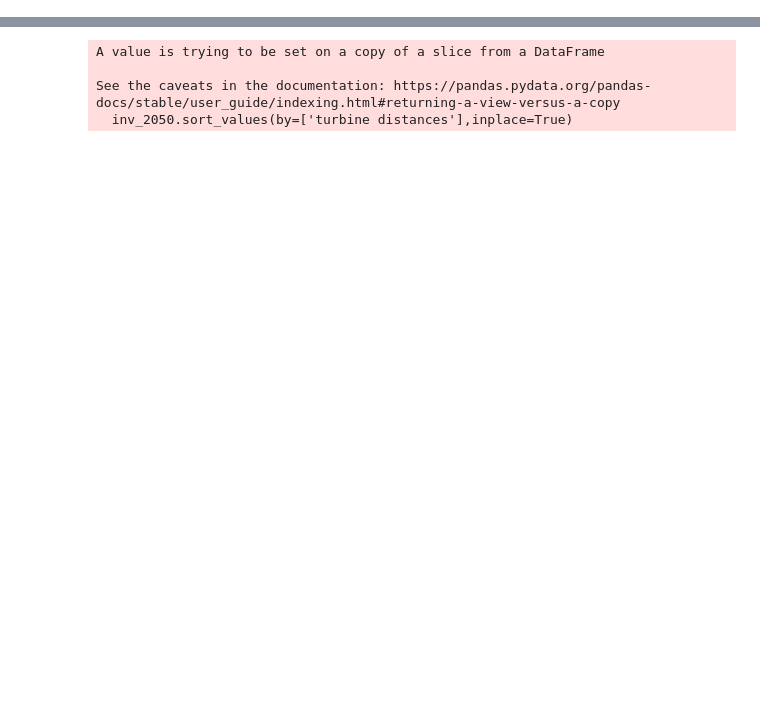
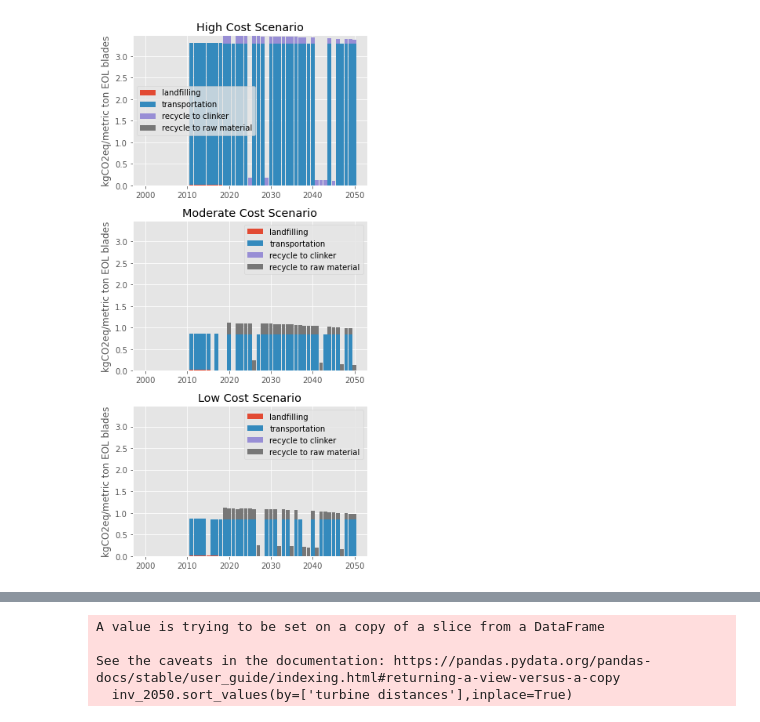
Before and after one commit to NREL/celavi, a Jupyter notebook: notebooks/CELAVI-Figures.ipynb, the cells around one changed output, grey strips where cells are left out. Drawn from its saved outputs; the diff is of its cells as text; code cells hidden in the pictures; blank space fills up the shorter version.

```diff
--- a/notebooks/CELAVI-Figures.ipynb
+++ b/notebooks/CELAVI-Figures.ipynb
@@ -280,0 +385,70 @@ array([ 255.,  196., 1568.])
+# %%
+gwp_nr_bau = gwp_normalize.loc[gwp_normalize['scenario']=='bau']
+gwp_nr_mc = gwp_normalize.loc[gwp_normalize['scenario']=='mc']
+gwp_nr_hc = gwp_normalize.loc[gwp_normalize['scenario']=='hc']
+
+fig = plt.figure(figsize=(5, 10))
+
+baunrimp = fig.add_subplot(3, 1, 1)
+mcnrimp = fig.add_subplot(3, 1, 2, sharex=baunrimp, sharey=baunrimp)
+hcnrimp = fig.add_subplot(3, 1, 3, sharex=baunrimp, sharey=baunrimp)
+
+impbar_width=0.9
+
+## Create BAU Plot ##
+for j in gwp_nr_bau.stage.unique():
+    bar_heights = gwp_nr_bau.loc[(gwp_nr_bau['stage']==j), 'gwp normalized'].values
+
+    # if no stages have been plotted yet,
+    if j == gwp_nr_bau.stage.unique()[0]:
+        baunrimp.bar(x_axis, bar_heights, label=j, width=impbar_width)
+        bar_bottom = bar_heights
+
+    else:
+        baunrimp.bar(x_axis, bar_heights, bottom=bar_bottom, label=j,width=impbar_width)
+        bar_bottom = np.add(bar_bottom, bar_heights)
+
+## Create MC Plot ##
+for j in gwp_nr_mc.stage.unique():
+    bar_heights = gwp_nr_mc.loc[(gwp_nr_mc['stage']==j), 'gwp normalized'].values
+
+    # if no stages have been plotted yet,
+    if j == gwp_nr_mc.stage.unique()[0]:
+        mcnrimp.bar(x_axis, bar_heights, label=j, width=impbar_width)
+        bar_bottom = bar_heights
+
+    else:
+        mcnrimp.bar(x_axis, bar_heights, bottom=bar_bottom, label=j,width=impbar_width)
+        bar_bottom = np.add(bar_bottom, bar_heights)
+
+
+## Create HC Plot ##
+for j in gwp_nr_hc.stage.unique():
+    bar_heights = gwp_nr_hc.loc[(gwp_nr_hc['stage']==j), 'gwp normalized'].values
+
+    # if no stages have been plotted yet,
+    if j == gwp_nr_hc.stage.unique()[0]:
+        hcnrimp.bar(x_axis, bar_heights, label=j, width=impbar_width)
+        bar_bottom = bar_heights
+
+    else:
+        hcnrimp.bar(x_axis, bar_heights, bottom=bar_bottom, label=j,width=impbar_width)
+        bar_bottom = np.add(bar_bottom, bar_heights)
+
+baunrimp.legend()
+mcnrimp.legend()
+hcnrimp.legend()
+
+#baunrimp.set_ylim([0, 4.0])
+
+baunrimp.set_ylabel('kgCO2eq/metric ton EOL blades')
+mcnrimp.set_ylabel('kgCO2eq/metric ton EOL blades')
+hcnrimp.set_ylabel('kgCO2eq/metric ton EOL blades')
+
+baunrimp.set_title('High Cost Scenario')
+mcnrimp.set_title("Moderate Cost Scenario")
+hcnrimp.set_title('Low Cost Scenario')
+
+plt.tight_layout()
+# %% [output]
+[figure, added]
```
Also changed, not shown: parts of 50 cells of this notebook.
